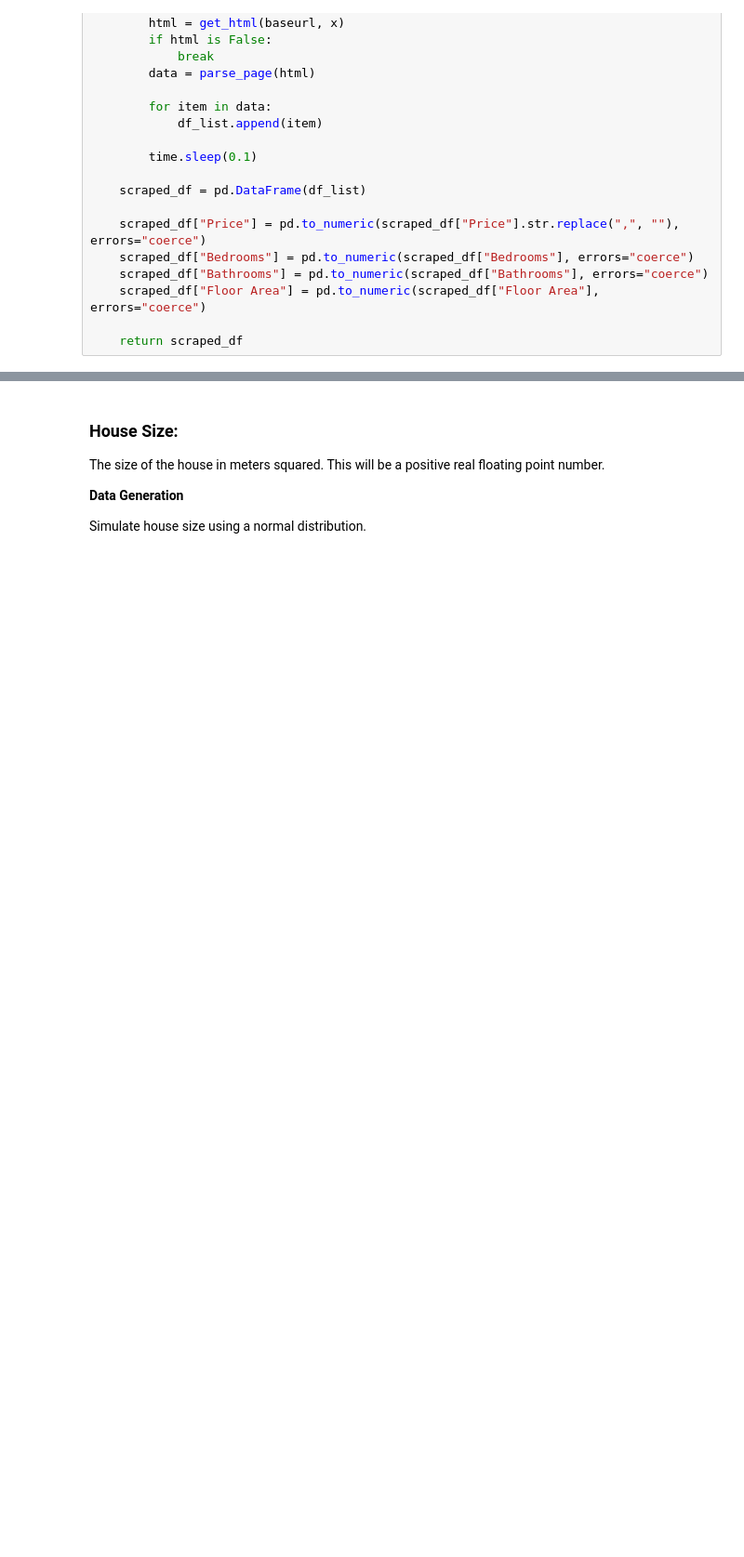
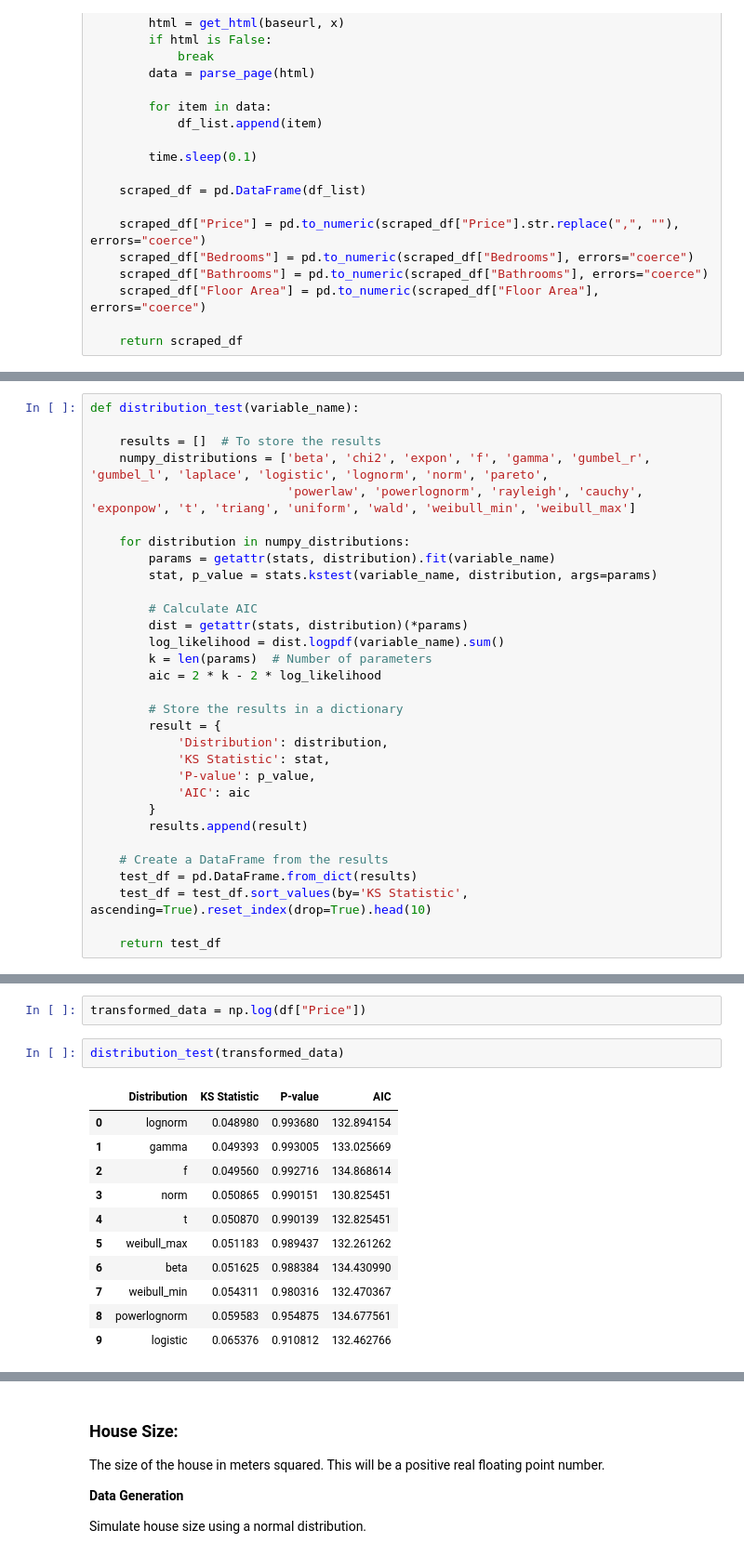
Before and after one commit to damienfarrell/prog-data-p1, a Jupyter notebook: Project_1.ipynb, the cells around one changed output, grey strips where cells are left out. Shown at 93% size. Cells and saved outputs as stored; diff of their text form; blank space fills up the shorter version.

```diff
--- a/Project_1.ipynb
+++ b/Project_1.ipynb
@@ -136,0 +148,31 @@ sns.histplot(house_prices, kde=True, bins=10);
+# %%
+def distribution_test(variable_name):
+
+    results = []  # To store the results
+    numpy_distributions = ['beta', 'chi2', 'expon', 'f', 'gamma', 'gumbel_r', 'gumbel_l', 'laplace', 'logistic', 'lognorm', 'norm', 'pareto',
+                           'powerlaw', 'powerlognorm', 'rayleigh', 'cauchy', 'exponpow', 't', 'triang', 'uniform', 'wald', 'weibull_min', 'weibull_max']
+
+    for distribution in numpy_distributions:
+        params = getattr(stats, distribution).fit(variable_name)
+        stat, p_value = stats.kstest(variable_name, distribution, args=params)
+
+        # Calculate AIC
+        dist = getattr(stats, distribution)(*params)
+        log_likelihood = dist.logpdf(variable_name).sum()
+        k = len(params)  # Number of parameters
+        aic = 2 * k - 2 * log_likelihood
+
+        # Store the results in a dictionary
+        result = {
+            'Distribution': distribution,
+            'KS Statistic': stat,
+            'P-value': p_value,
+            'AIC': aic
+        }
+        results.append(result)
+
+    # Create a DataFrame from the results
+    test_df = pd.DataFrame.from_dict(results)
+    test_df = test_df.sort_values(by='KS Statistic', ascending=True).reset_index(drop=True).head(10)
+
+    return test_df
@@ -136,0 +181,16 @@ sns.histplot(house_prices, kde=True, bins=10);
+# %%
+transformed_data = np.log(df["Price"])
+# %%
+distribution_test(transformed_data)
+# %% [output]
+|  | Distribution | KS Statistic | P-value | AIC |
+| 0 | lognorm | 0.048980 | 0.993680 | 132.894154 |
+| 1 | gamma | 0.049393 | 0.993005 | 133.025669 |
+| 2 | f | 0.049560 | 0.992716 | 134.868614 |
+| 3 | norm | 0.050865 | 0.990151 | 130.825451 |
+| 4 | t | 0.050870 | 0.990139 | 132.825451 |
+| 5 | weibull_max | 0.051183 | 0.989437 | 132.261262 |
+| 6 | beta | 0.051625 | 0.988384 | 134.430990 |
+| 7 | weibull_min | 0.054311 | 0.980316 | 132.470367 |
+| 8 | powerlognorm | 0.059583 | 0.954875 | 134.677561 |
+| 9 | logistic | 0.065376 | 0.910812 | 132.462766 |
```
Also changed, not shown: parts of 23 cells of this notebook.
